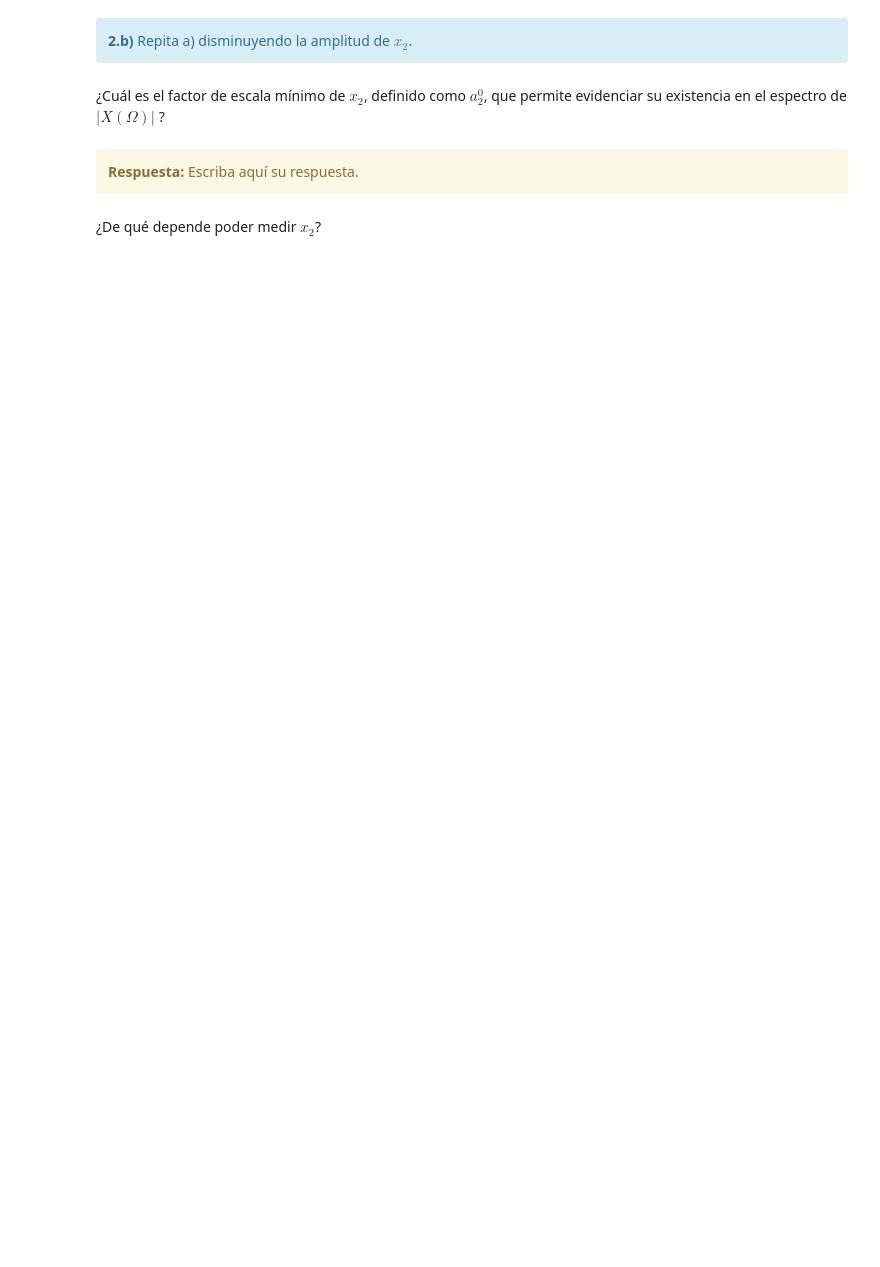
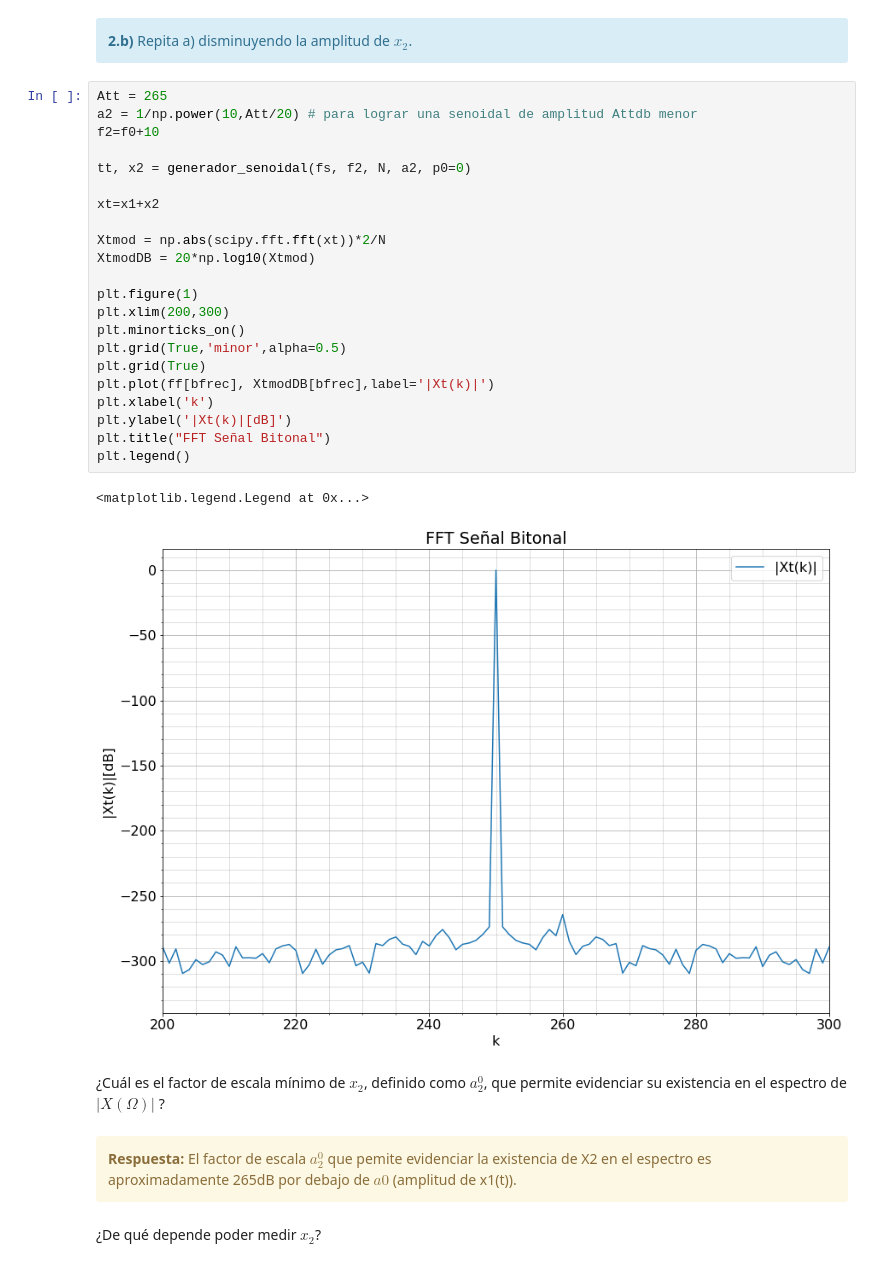
Before and after one commit to lourdeslujan/tps_pds, a Jupyter notebook: TP2 - Ventanas.ipynb, the cells around one changed output. Cells and saved outputs as stored; diff of their text form; blank space fills up the shorter version.

```diff
--- a/TP2 - Ventanas.ipynb
+++ b/TP2 - Ventanas.ipynb
@@ -120,12 +316,36 @@ Responda a las siguientes consignas:
 <div class="alert alert-block alert-info">
 <b>2.b)</b> Repita a) disminuyendo la amplitud de $x_2$.
 </div>
+# %%
+Att = 265
+a2 = 1/np.power(10,Att/20) # para lograr una senoidal de amplitud Attdb menor
+f2=f0+10
+
+tt, x2 = generador_senoidal(fs, f2, N, a2, p0=0)
+
+xt=x1+x2
+
+Xtmod = np.abs(scipy.fft.fft(xt))*2/N
+XtmodDB = 20*np.log10(Xtmod)
+
+plt.figure(1)
+plt.xlim(200,300)
+plt.minorticks_on()
+plt.grid(True,'minor',alpha=0.5)
+plt.grid(True)
+plt.plot(ff[bfrec], XtmodDB[bfrec],label='|Xt(k)|')
+plt.xlabel('k')
+plt.ylabel('|Xt(k)|[dB]')
+plt.title("FFT Señal Bitonal")
+plt.legend()
+# %% [output]
+<matplotlib.legend.Legend at 0x...>
+[figure, added]
 # %% [markdown]
 ¿Cuál es el factor de escala mínimo de $x_2$, definido como $a^0_2$, que permite evidenciar su existencia en el espectro de $\lvert X(\Omega) \rvert$ ?
-# %% [markdown]
-<div class="alert alert-block alert-warning">
-<b>Respuesta:</b> Escriba aquí su respuesta.
-</div>
+# %% [markdown]
+<div class="alert alert-block alert-warning">
+<b>Respuesta:</b> El factor de escala $a^0_2$ que pemite evidenciar la existencia de X2 en el espectro es aproximadamente 265dB  por debajo de $a0$ (amplitud de x1(t)).
 # %% [markdown]
 ¿De qué depende poder medir $x_2$?
 # %% [markdown]
```
Also changed, not shown: parts of 18 cells of this notebook.
